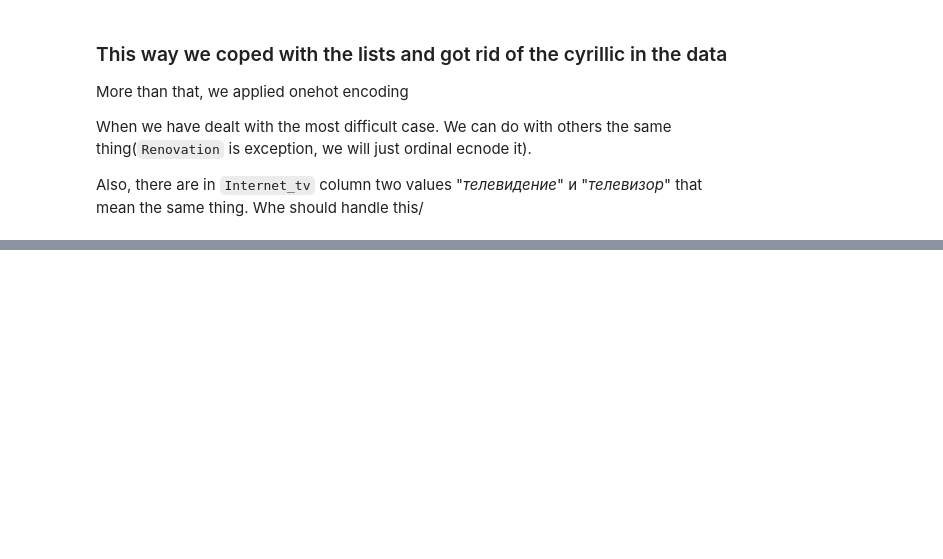
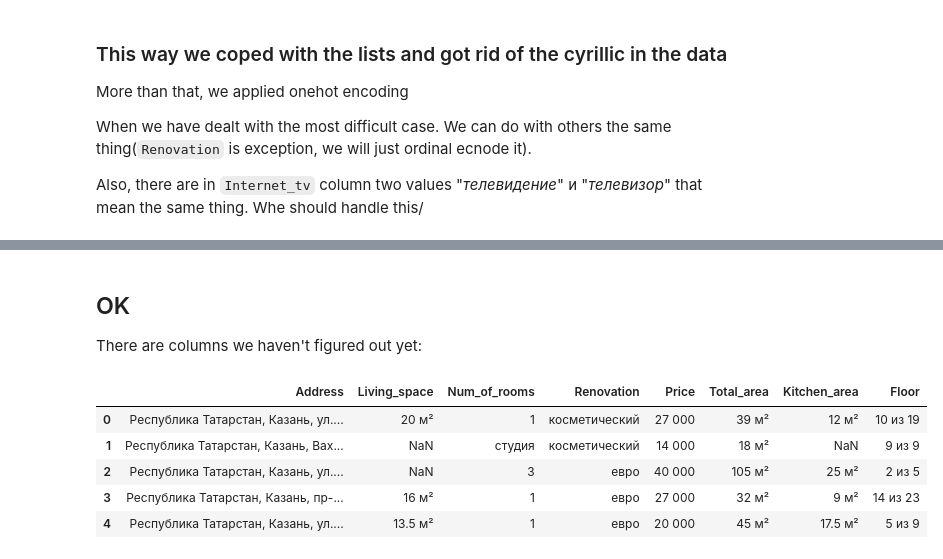
Before and after one commit to siva4iov/FlatsPrice_DS_Proj, a Jupyter notebook: Data_cleaning.ipynb, the cells around one changed output, grey strips where cells are left out. Drawn from its saved outputs; the diff is of its cells as text; code cells hidden in the pictures; blank space fills up the shorter version.

```diff
--- a/Data_cleaning.ipynb
+++ b/Data_cleaning.ipynb
@@ -285,0 +276,12 @@ df.head()
+# %% [markdown]
+## OK
+There are columns we haven't figured out yet:
+# %%
+df.iloc[:5, :8]
+# %% [output]
+|  | Address | Living_space | Num_of_rooms | Renovation | Price | Total_area | Kitchen_area | Floor |
+| 0 | Республика Татарстан, Казань, ул.... | 20 м² | 1 | косметический | 27 000 | 39 м² | 12 м² | 10 из 19 |
+| 1 | Республика Татарстан, Казань, Вах... | NaN | студия | косметический | 14 000 | 18 м² | NaN | 9 из 9 |
+| 2 | Республика Татарстан, Казань, ул.... | NaN | 3 | евро | 40 000 | 105 м² | 25 м² | 2 из 5 |
+| 3 | Республика Татарстан, Казань, пр-... | 16 м² | 1 | евро | 27 000 | 32 м² | 9 м² | 14 из 23 |
+| 4 | Республика Татарстан, Казань, ул.... | 13.5 м² | 1 | евро | 20 000 | 45 м² | 17.5 м² | 5 из 9 |
```
Also changed, not shown: parts of 18 cells of this notebook.
